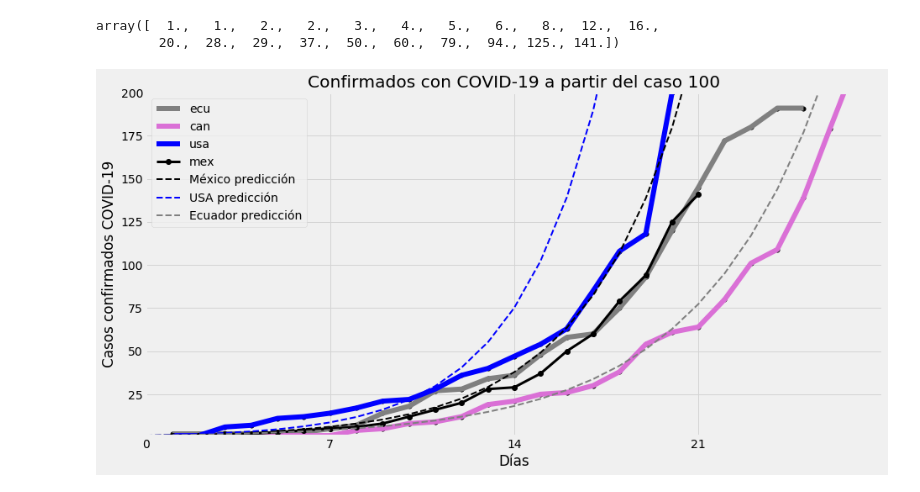
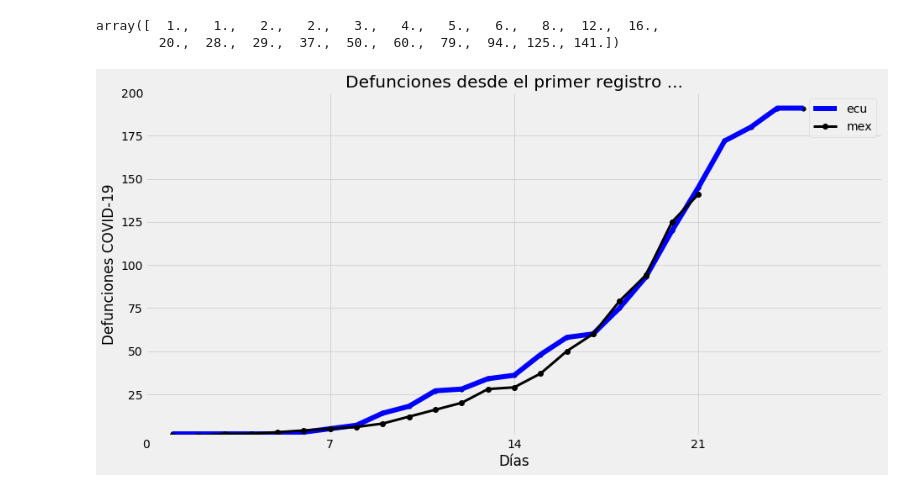
Before and after one commit to luiggix/COVID_19_Mex, a Jupyter notebook: COVID_VISINFO.ipynb, the cells around one changed output. Drawn from its saved outputs; the diff is of its cells as text; code cells hidden in the pictures.

```diff
--- a/COVID_VISINFO.ipynb
+++ b/COVID_VISINFO.ipynb
@@ -75,17 +77,19 @@ country = {'ecu':row_ecu,
            'mex':row_mex,
 #           'spa':row_spa,
 #           'uk': row_uk,
-           'can':row_can,
-           'usa':row_usa}
-country_color = {'ecu':'grey',
+#           'can':row_can,
+#           'usa':row_usa
+          }
+country_color = {'ecu':'blue',
 #                 'fra':'#7CCBA2',#'lightsteelblue',
 #                 'ger':'peachpuff',
 #                 'ita':'lightgreen',
                  'mex':'grey',
 #                 'spa':'mistyrose',
 #                 'uk':'thistle',
-                 'can':'orchid',
-                 'usa':'blue'}
+#                 'can':'orchid',
+#                 'usa':'blue'
+                }
 for k in country:
     print(k, country[k], country_color[k])
 # %% [output]
@@ -155,39 +156,39 @@ fig = plt.figure(figsize=(14,7))
 for k in country_info:
 #    print(k, sep='\t')
     pais = country_info[k][country_info[k] >= thr]
     xp = [x for x in range(1,len(pais)+1)]
     par = {'marker':'', 'lw':'-', 'lw':6.00, 'c':country_color[k], 'label':k}
     pars = {'marker':'o', 's':30.0, 'c':'k'}#country_color[k]}
     if k != 'mex':
 #        plt.scatter(xp[-2:], pais[-2:], **pars)
         plt.scatter(xp, pais, **pars)
         plt.plot(xp, pais, **par)
 #        plt.text(x = xp[-1], y = pais[-1], c = country_color[k], s = k, weight = 'bold')
 
 
 par = {'marker':'o', 'lw':'-', 'lw':3.00, 'c':'k', 'label':'mex'}
 pais = country_info['mex'][country_info['mex'] >= thr]
 xp = [x for x in range(1,len(pais)+1)]
 plt.plot(xp, pais, **par)
 
-plt.plot(country_forecast['mex'],'--', lw = 2.0, c = 'k', label = 'México predicción')
-plt.plot(country_forecast['usa'],'--', lw = 2.0, c = 'b', label = 'USA predicción')
-plt.plot(country_forecast['ecu'],'--', lw = 2.0, c = 'gray', label = 'Ecuador predicción')
+#plt.plot(country_forecast['mex'],'--', lw = 2.0, c = 'k', label = 'México predicción')
+#plt.plot(country_forecast['usa'],'--', lw = 2.0, c = 'b', label = 'USA predicción')
+#plt.plot(country_forecast['ecu'],'--', lw = 2.0, c = 'gray', label = 'Ecuador predicción')
 
 plt.xlim([1,total_days])#1 * len(Italy)])
 plt.ylim([thr-0.1,200])
 plt.xlabel('Días')
-plt.ylabel('Casos confirmados COVID-19')
-#plt.ylabel('Defunciones COVID-19')
+#plt.ylabel('Casos confirmados COVID-19')
+plt.ylabel('Defunciones COVID-19')
 #plt.yscale('log')
 plt.xticks(ticks=xts, labels=xts)#, rotation='vertical')
 plt.minorticks_on()
 plt.legend()
 plt.grid(color='#d4d4d4')
-plt.title('Confirmados con COVID-19 a partir del caso 100')
-#plt.title('Defunciones desde el primer registro ...')
+#plt.title('Confirmados con COVID-19 a partir del caso 1')
+plt.title('Defunciones desde el primer registro ...')
 #plt.savefig('Confirmados290320_02_.png')
-#plt.savefig('Defunciones290320.png')
+plt.savefig('Defunciones290320.png')
 plt.show()
 # %% [output]
-[figure, old version]
+[figure, new version]
```
Also changed, not shown: parts of 5 cells of this notebook, 2 other files.
